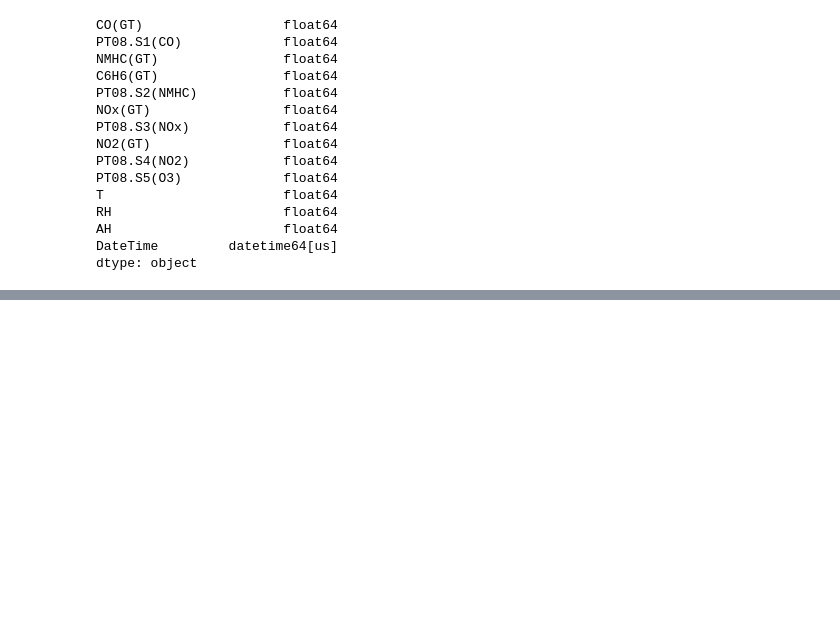
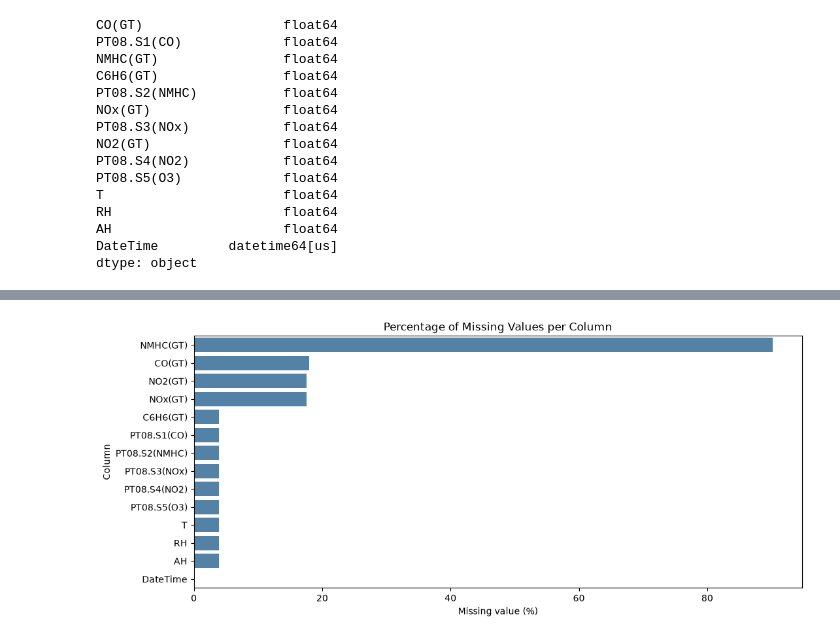
Before and after one commit to AkmalFazli27/air-quality-estimation, a Jupyter notebook: notebooks/eda.ipynb, the cells around one changed output, grey strips where cells are left out. Cells and saved outputs as stored; diff of their text form; code cells hidden in the pictures; blank space fills up the shorter version.

Commit message:
feat: visualize missing value percentage and daily pattern

```diff
--- a/notebooks/eda.ipynb
+++ b/notebooks/eda.ipynb
@@ -111,0 +95,7 @@ dtype: object
+# %%
+missing_summary = pd.DataFrame({
+    "missing_count": df.isna().sum(),
+    "missing_percent": df.isna().mean().mul(100)
+}).sort_values("missing_percent", ascending=False)
+
+missing_summary
@@ -111,0 +118,16 @@ dtype: object
+# %%
+plt.figure(figsize=(12, 5))
+
+sns.barplot(
+    data=missing_summary.reset_index(),
+    x="missing_percent",
+    y="index",
+    color="steelblue"
+)
+
+plt.title("Percentage of Missing Values per Column")
+plt.xlabel("Missing value (%)")
+plt.ylabel("Column")
+plt.show()
+# %% [output]
+[figure, added]
```
Also changed, not shown: parts of 8 cells of this notebook.
